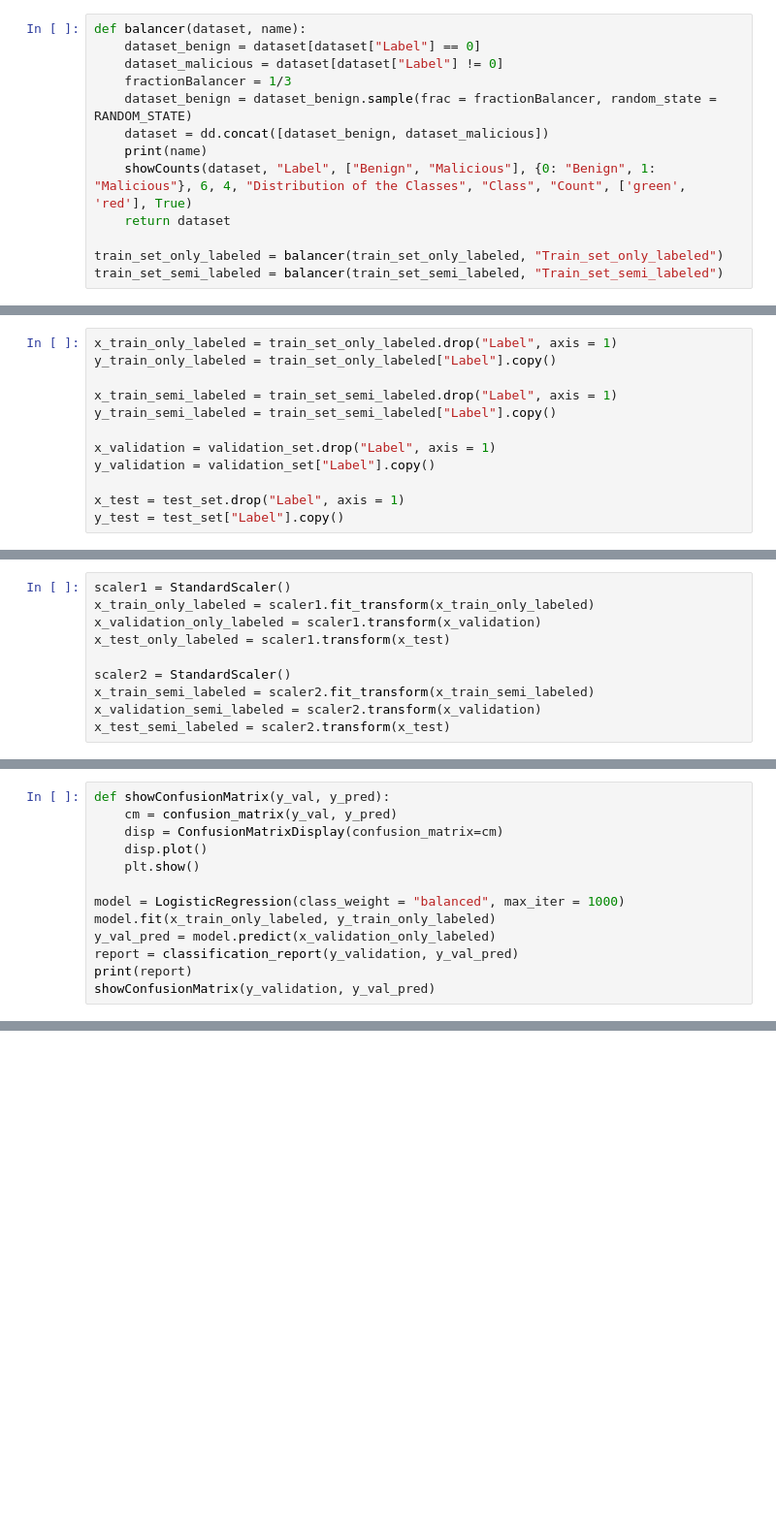
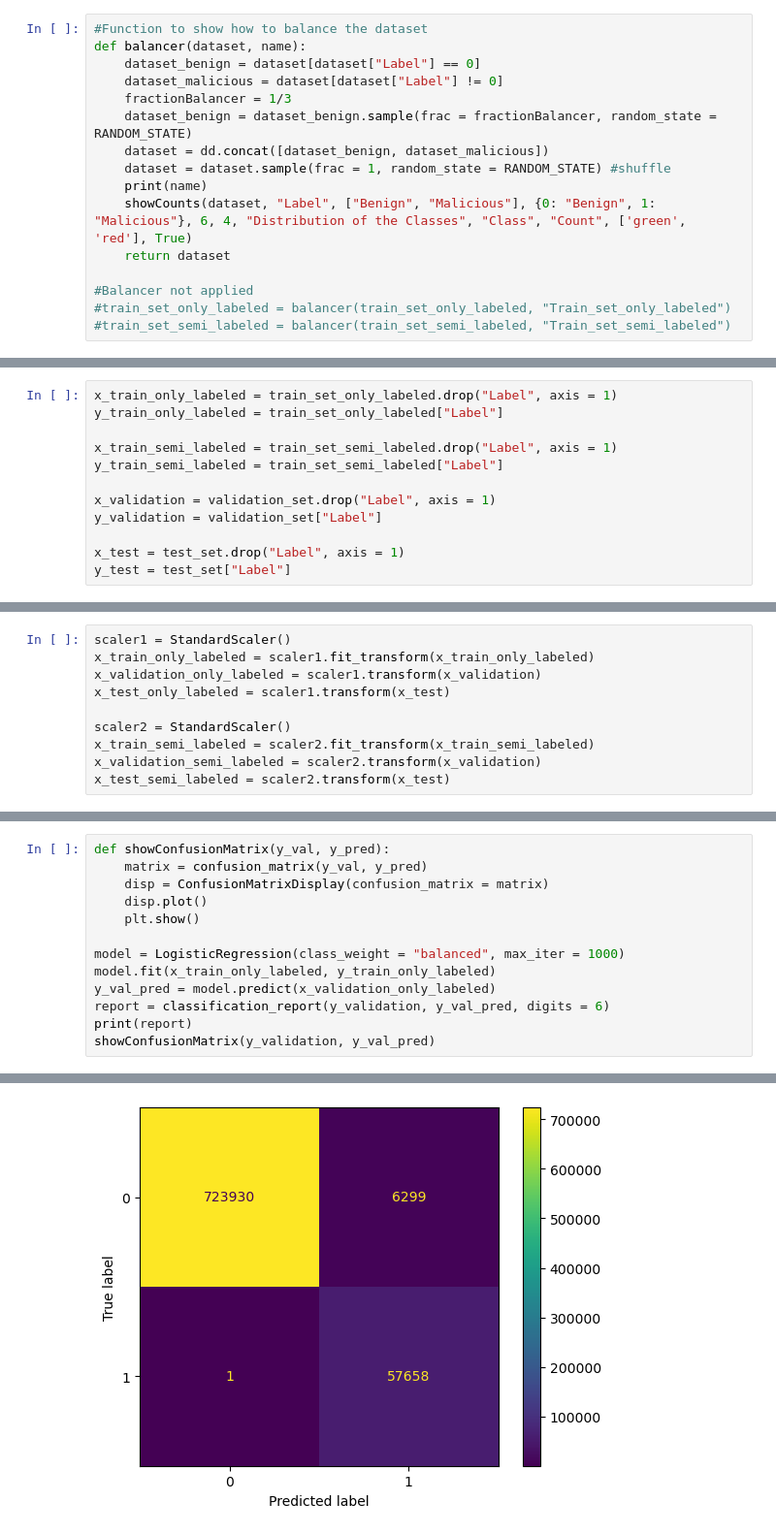
Before and after one commit to ZBaldi/Machine-Learning-Project, a Jupyter notebook: VALERIO_BALDAZZI_CSE-CIC-IDS2018_SSL.ipynb, the cells around one changed output, grey strips where cells are left out. Shown at 97% size. Cells and saved outputs as stored; diff of their text form; blank space fills up the shorter version.

```diff
--- a/VALERIO_BALDAZZI_CSE-CIC-IDS2018_SSL.ipynb
+++ b/VALERIO_BALDAZZI_CSE-CIC-IDS2018_SSL.ipynb
@@ -200,31 +350,34 @@ The remaining imbalance is then handled during the modeling phase by assigning a
 # %%
+#Function to show how to balance the dataset
 def balancer(dataset, name):
     dataset_benign = dataset[dataset["Label"] == 0]
     dataset_malicious = dataset[dataset["Label"] != 0]
     fractionBalancer = 1/3
     dataset_benign = dataset_benign.sample(frac = fractionBalancer, random_state = RANDOM_STATE)
     dataset = dd.concat([dataset_benign, dataset_malicious])
+    dataset = dataset.sample(frac = 1, random_state = RANDOM_STATE) #shuffle
     print(name)
     showCounts(dataset, "Label", ["Benign", "Malicious"], {0: "Benign", 1: "Malicious"}, 6, 4, "Distribution of the Classes", "Class", "Count", ['green', 'red'], True)
     return dataset
 
-train_set_only_labeled = balancer(train_set_only_labeled, "Train_set_only_labeled")
-train_set_semi_labeled = balancer(train_set_semi_labeled, "Train_set_semi_labeled")
+#Balancer not applied
+#train_set_only_labeled = balancer(train_set_only_labeled, "Train_set_only_labeled")
+#train_set_semi_labeled = balancer(train_set_semi_labeled, "Train_set_semi_labeled")
 # %% [markdown]
 ### Separation of input features and target labels
 In this step, the datasets are split into input features (x) and target variables (y) for the training, validation, and test sets. This separation is performed for both the fully labeled dataset and the semi-supervised dataset in order to properly prepare the data for model training and evaluation.
 # %%
 x_train_only_labeled = train_set_only_labeled.drop("Label", axis = 1)
-y_train_only_labeled = train_set_only_labeled["Label"].copy()
+y_train_only_labeled = train_set_only_labeled["Label"]
 
 x_train_semi_labeled = train_set_semi_labeled.drop("Label", axis = 1)
-y_train_semi_labeled = train_set_semi_labeled["Label"].copy()
+y_train_semi_labeled = train_set_semi_labeled["Label"]
 
 x_validation = validation_set.drop("Label", axis = 1)
-y_validation = validation_set["Label"].copy()
+y_validation = validation_set["Label"]
 
 x_test = test_set.drop("Label", axis = 1)
-y_test = test_set["Label"].copy()
+y_test = test_set["Label"]
 # %% [markdown]
 ### Analyzing correlation
 Correlation analysis was performed on the fully labeled subset, and the same feature relationships were assumed to hold for the semi-supervised dataset, which extends the original distribution with unlabeled samples.
@@ -280,13 +452,14 @@ I do supervided learning
 # %%
 def showConfusionMatrix(y_val, y_pred):
-    cm = confusion_matrix(y_val, y_pred)
-    disp = ConfusionMatrixDisplay(confusion_matrix=cm)
+    matrix = confusion_matrix(y_val, y_pred)
+    disp = ConfusionMatrixDisplay(confusion_matrix = matrix)
     disp.plot()
     plt.show()
 
 model = LogisticRegression(class_weight = "balanced", max_iter = 1000)
 model.fit(x_train_only_labeled, y_train_only_labeled)
 y_val_pred = model.predict(x_validation_only_labeled)
-report = classification_report(y_validation, y_val_pred)
+report = classification_report(y_validation, y_val_pred, digits = 6)
 print(report)
 showConfusionMatrix(y_validation, y_val_pred)
+# %% [output]
@@ -292,0 +474 @@ showConfusionMatrix(y_validation, y_val_pred)
+[figure, added]
```
Also changed, not shown: parts of 57 cells of this notebook.
